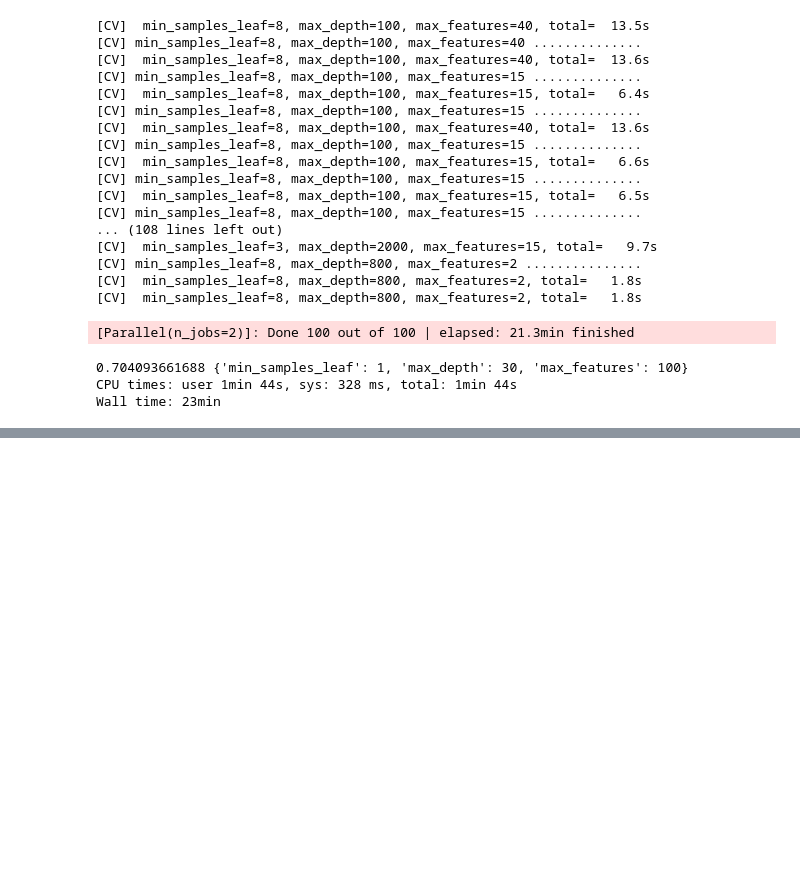
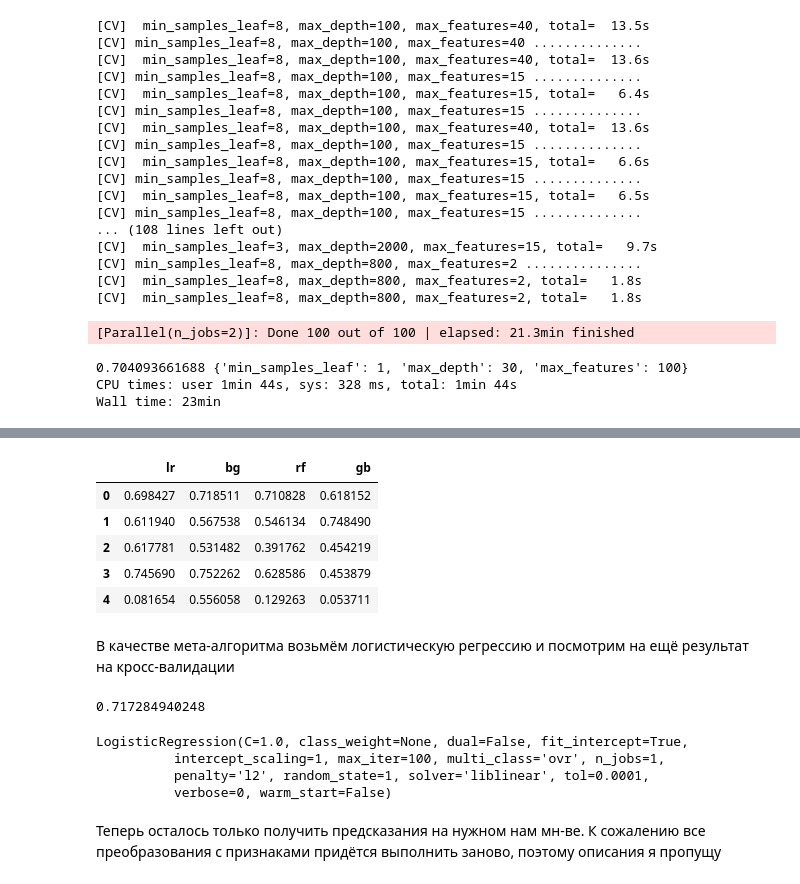
Before and after one commit to JustM57/ml_examples, a Jupyter notebook: pred.ipynb, the cells around one changed output, grey strips where cells are left out. Saved outputs shown, nothing was run; the diff lists cells and outputs as text; code cells hidden in the pictures; blank space fills up the shorter version.

```diff
--- a/pred.ipynb
+++ b/pred.ipynb
@@ -496,0 +546,5 @@ bg_lr = (base_estimator = lr, max_samples = 10000, random_state = 1, verbose = 1
+# %%
+%%time
+lr = LogisticRegression(C = 0.1, random_state = 1)
+bg_lr = BaggingClassifier(base_estimator = lr, n_estimators = 10, random_state = 1, n_jobs=2, max_features=0.7)
+print(cross_val_score(bg_lr, X_train_2, y_train_2, scoring='accuracy', cv=skf).mean())
@@ -496,0 +557,11 @@ bg_lr = (base_estimator = lr, max_samples = 10000, random_state = 1, verbose = 1
+# %%
+%%time
+params = {'n_estimators': [100, 200, 400, 700, 1500],
+          'max_depth': [2, 4, 6, 8, 10],
+          'min_samples_leaf': [1, 3, 5, 8],
+          'max_features': [2, 5, 10, 20, 40, 80, 160]}
+gb = GradientBoostingClassifier(random_state = 1)
+rs_gb = RandomizedSearchCV(estimator = gb, n_jobs = 2, cv = skf, verbose = 2, param_distributions = params,
+                           scoring = 'accuracy', n_iter = 50, random_state=1)
+rs_gb.fit(X_train_2, y_train_2)
+print(rs_gb.best_score_, rs_gb.best_params_)
@@ -496,0 +628,14 @@ bg_lr = (base_estimator = lr, max_samples = 10000, random_state = 1, verbose = 1
+# %%
+%%time
+rf = RandomForestClassifier(random_state = 1, n_estimators=100, max_depth=30, oob_score=True,
+                            class_weight='balanced', max_features = 100)
+gb = GradientBoostingClassifier(random_state = 1, n_estimators = 200, min_samples_leaf = 1, max_depth = 10,
+                                max_features = 160)
+lr.fit(X_train_2, y_train_2)
+print("lr: ", lr.score(X_valid, y_valid))
+bg.fit(X_train_2, y_train_2)
+print("bg: ", bg.score(X_valid, y_valid))
+rf.fit(X_train_2, y_train_2)
+print("rf: ", rf.score(X_valid, y_valid))
+gb.fit(X_train_2, y_train_2)
+print("gb: ", gb.score(X_valid, y_valid))
@@ -496,0 +653,6 @@ bg_lr = (base_estimator = lr, max_samples = 10000, random_state = 1, verbose = 1
+# %%
+%%time
+pred_lr = lr.predict_proba(X_valid)[:,1]
+pred_bg = bg.predict_proba(X_valid)[:,1]
+pred_rf = rf.predict_proba(X_valid)[:,1]
+pred_gb = gb.predict_proba(X_valid)[:,1]
@@ -496,0 +663,28 @@ bg_lr = (base_estimator = lr, max_samples = 10000, random_state = 1, verbose = 1
+# %%
+meta_features = [pred_lr, pred_bg, pred_rf, pred_gb]
+meta_X_valid = pd.DataFrame(meta_features).T
+meta_X_valid.columns = ['lr', 'bg', 'rf', 'gb']
+meta_X_valid.head()
+# %% [output]
+|  | lr | bg | rf | gb |
+| 0 | 0.698427 | 0.718511 | 0.710828 | 0.618152 |
+| 1 | 0.611940 | 0.567538 | 0.546134 | 0.748490 |
+| 2 | 0.617781 | 0.531482 | 0.391762 | 0.454219 |
+| 3 | 0.745690 | 0.752262 | 0.628586 | 0.453879 |
+| 4 | 0.081654 | 0.556058 | 0.129263 | 0.053711 |
+# %% [markdown]
+В качестве мета-алгоритма возьмём логистическую регрессию и посмотрим на ещё результат на кросс-валидации
+# %%
+meta_lr = LogisticRegression(random_state = 1)
+print(cross_val_score(lr, meta_X_valid, y_valid, scoring='accuracy', cv=skf).mean())
+# %% [output]
+0.717284940248
+# %%
+meta_lr.fit(meta_X_valid, y_valid)
+# %% [output]
+LogisticRegression(C=1.0, class_weight=None, dual=False, fit_intercept=True,
+          intercept_scaling=1, max_iter=100, multi_class='ovr', n_jobs=1,
+          penalty='l2', random_state=1, solver='liblinear', tol=0.0001,
+          verbose=0, warm_start=False)
+# %% [markdown]
+Теперь осталось только получить предсказания на нужном нам мн-ве. К сожалению все преобразования с признаками придётся выполнить заново, поэтому описания я пропущу
```
Also changed, not shown: parts of 15 cells of this notebook.
